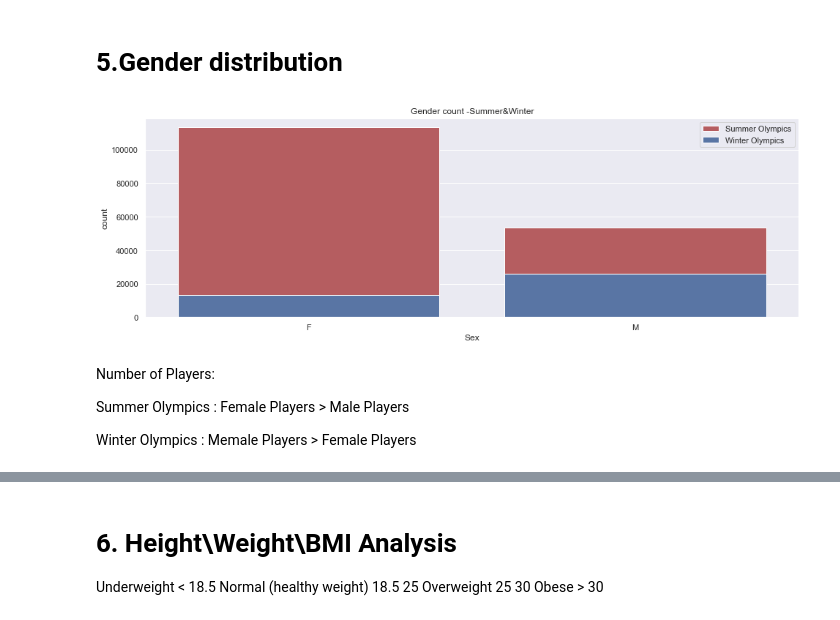
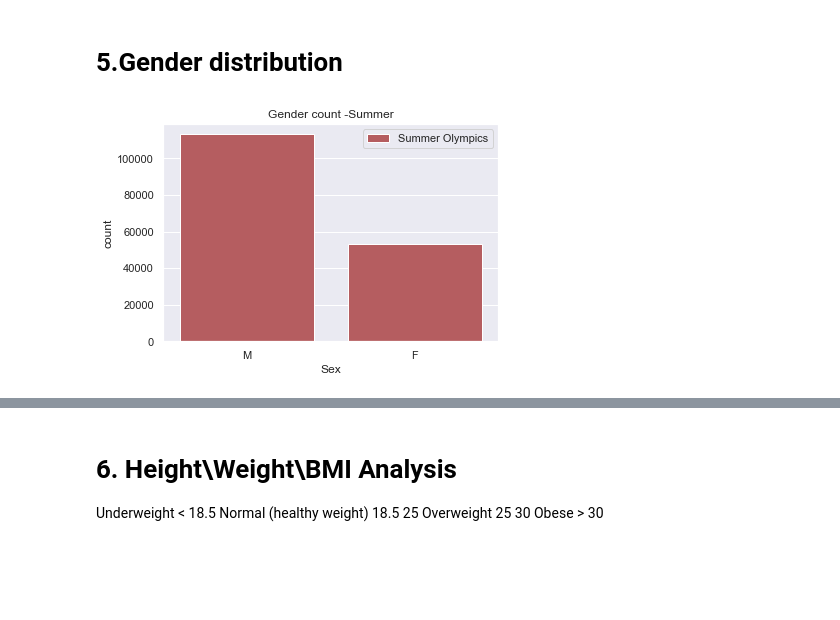
Before and after one commit to harryhancanada/learning, a Jupyter notebook: TeamProjectHarry.ipynb, the cells around one changed output, grey strips where cells are left out. Saved outputs shown, nothing was run; the diff lists cells and outputs as text; code cells hidden in the pictures; blank space fills up the shorter version.

```diff
--- a/TeamProjectHarry.ipynb
+++ b/TeamProjectHarry.ipynb
@@ -8,7 +8,7 @@ import statsmodels.api as sm
 from sklearn.linear_model import LinearRegression
 import scipy, scipy.stats
 from matplotlib.pyplot import scatter, xlabel, ylabel, savefig
-plt.rc('figure', figsize=(6, 6))
+plt.rc('figure', figsize=(12, 6))
 df = pd.read_csv('data/athlete_events.csv')
 regions = pd.read_csv('data/noc_regions.csv')
 df = pd.merge(df, regions, on = 'NOC', how = 'left')
@@ -435,23 +487,12 @@ plt.subplots_adjust(wspace = 1, hspace = 1,top = 1.3)
 # %%
 summer_gender = dfsummer.groupby('Sex')
 winter_gender = dfwinter.groupby('Sex')
-
 dfsummer.Sex.unique()
 dfsummer.Sex.value_counts()
-dfwinter.Sex.unique()
-dfwinter.Sex.value_counts()
 
-plt.figure(figsize = (16, 5))
 sns.countplot(dfsummer.Sex,color = 'r',label = 'Summer Olympics')
-sns.countplot(dfwinter.Sex,color = 'b',label = 'Winter Olympics')
-plt.title('Gender count -Summer&Winter')
+plt.title('Gender count -Summer')
 plt.legend()
 plt.show()
 # %% [output]
-[figure, old version]
+[figure, new version]
-# %% [markdown]
-Number of Players:
-
-Summer Olympics : Female Players > Male Players
-
-Winter Olympics : Memale Players > Female Players
```
Also changed, not shown: parts of 45 cells of this notebook.
